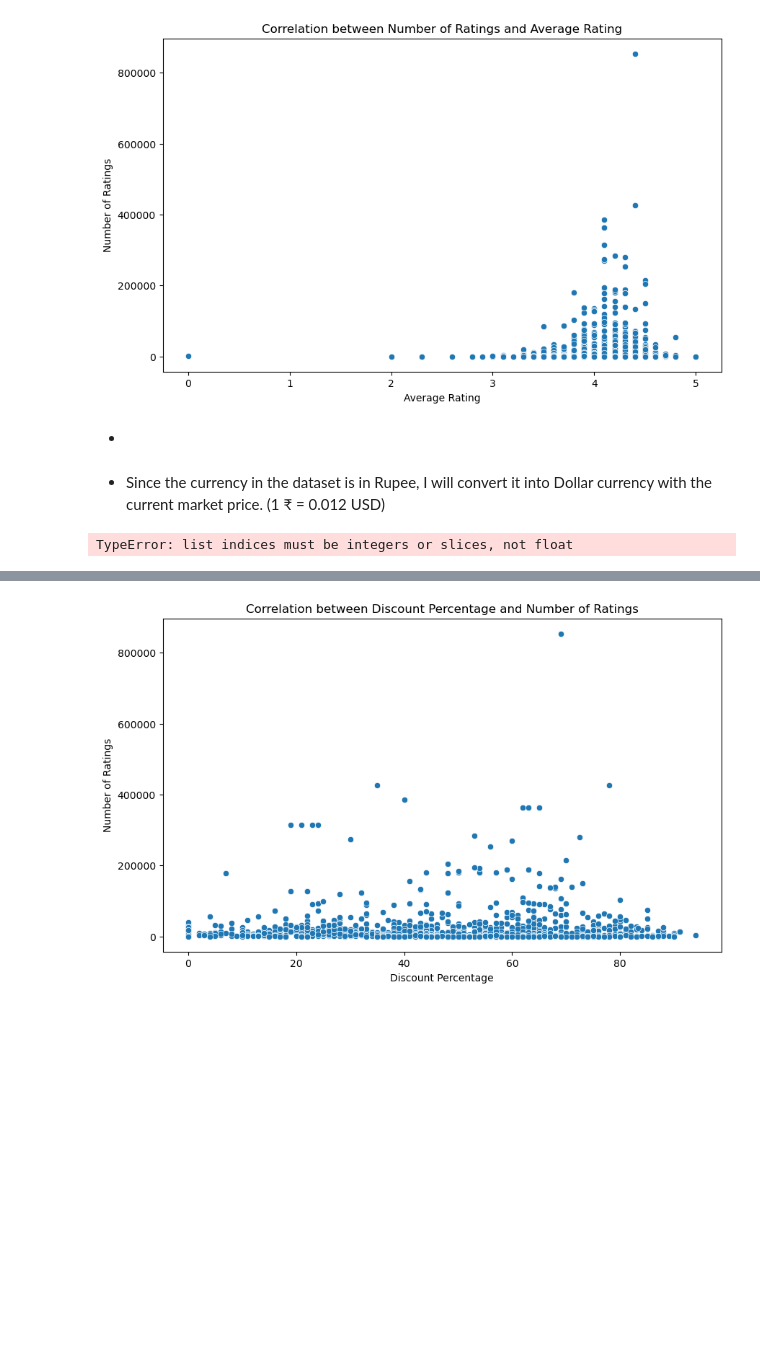
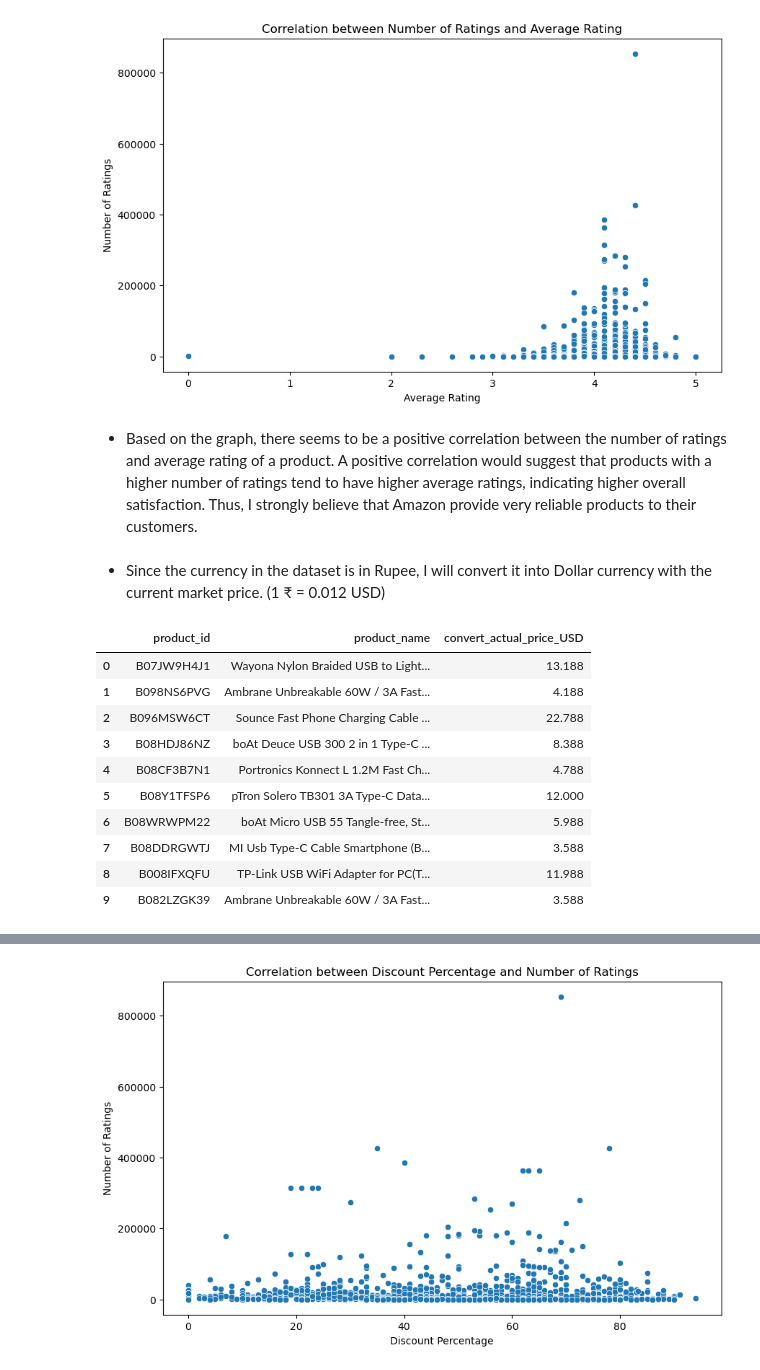
Before and after one commit to calvinhoang203/Analysis-of-Amazon-Sales-Trend, a Jupyter notebook: Amazon Sales Trend.ipynb, the cells around one changed output, grey strips where cells are left out. Cells and saved outputs as stored; diff of their text form; code cells hidden in the pictures; blank space fills up the shorter version.

```diff
--- a/Amazon Sales Trend.ipynb
+++ b/Amazon Sales Trend.ipynb
@@ -218,7 +218,7 @@ plt.show()
 # %% [output]
 [figure]
 # %% [markdown]
--
+- Based on the graph, there seems to be a positive correlation between the number of ratings and average rating of a product. A positive correlation would suggest that products with a higher number of ratings tend to have higher average ratings, indicating higher overall satisfaction. Thus, I strongly believe that Amazon provide very reliable products to their customers.
 # %%
 # Question 4: What are top products that have the most discounted price?
 # %% [markdown]
@@ -226,14 +226,23 @@ plt.show()
 # %%
 # Convert the type of 'actual_price' column from string to float
 convert_actual_price_USD = [] # an empty list
 for index, row in amazon_data.iterrows():
     convert_actual_price_USD.append(str(row['actual_price']).replace(',', '').replace('₹', '')) # Remove both '₹' and ','
 convert_actual_price_USD = [float(i) for i in convert_actual_price_USD]
-for x in convert_actual_price_USD:
-    convert_actual_price_USD[x] = convert_actual_price_USD[x] / 0.012
+convert_actual_price_USD = [price * 0.012 for price in convert_actual_price_USD] # convert prices to dollars using the exchange rate (0.012)
 amazon_data['convert_actual_price_USD'] = convert_actual_price_USD
-amazon_data.head()
+amazon_data.iloc[0:10, [0,1,18]]
 # %% [output]
-TypeError: list indices must be integers or slices, not float
+|  | product_id | product_name | convert_actual_price_USD |
+| 0 | B07JW9H4J1 | Wayona Nylon Braided USB to Light... | 13.188 |
+| 1 | B098NS6PVG | Ambrane Unbreakable 60W / 3A Fast... | 4.188 |
+| 2 | B096MSW6CT | Sounce Fast Phone Charging Cable ... | 22.788 |
+| 3 | B08HDJ86NZ | boAt Deuce USB 300 2 in 1 Type-C ... | 8.388 |
+| 4 | B08CF3B7N1 | Portronics Konnect L 1.2M Fast Ch... | 4.788 |
+| 5 | B08Y1TFSP6 | pTron Solero TB301 3A Type-C Data... | 12.000 |
+| 6 | B08WRWPM22 | boAt Micro USB 55 Tangle-free, St... | 5.988 |
+| 7 | B08DDRGWTJ | MI Usb Type-C Cable Smartphone (B... | 3.588 |
+| 8 | B008IFXQFU | TP-Link USB WiFi Adapter for PC(T... | 11.988 |
+| 9 | B082LZGK39 | Ambrane Unbreakable 60W / 3A Fast... | 3.588 |
 # %%
 # Convert the type of 'discounted_price' column from string to float
```
Also changed, not shown: parts of 5 cells of this notebook.
